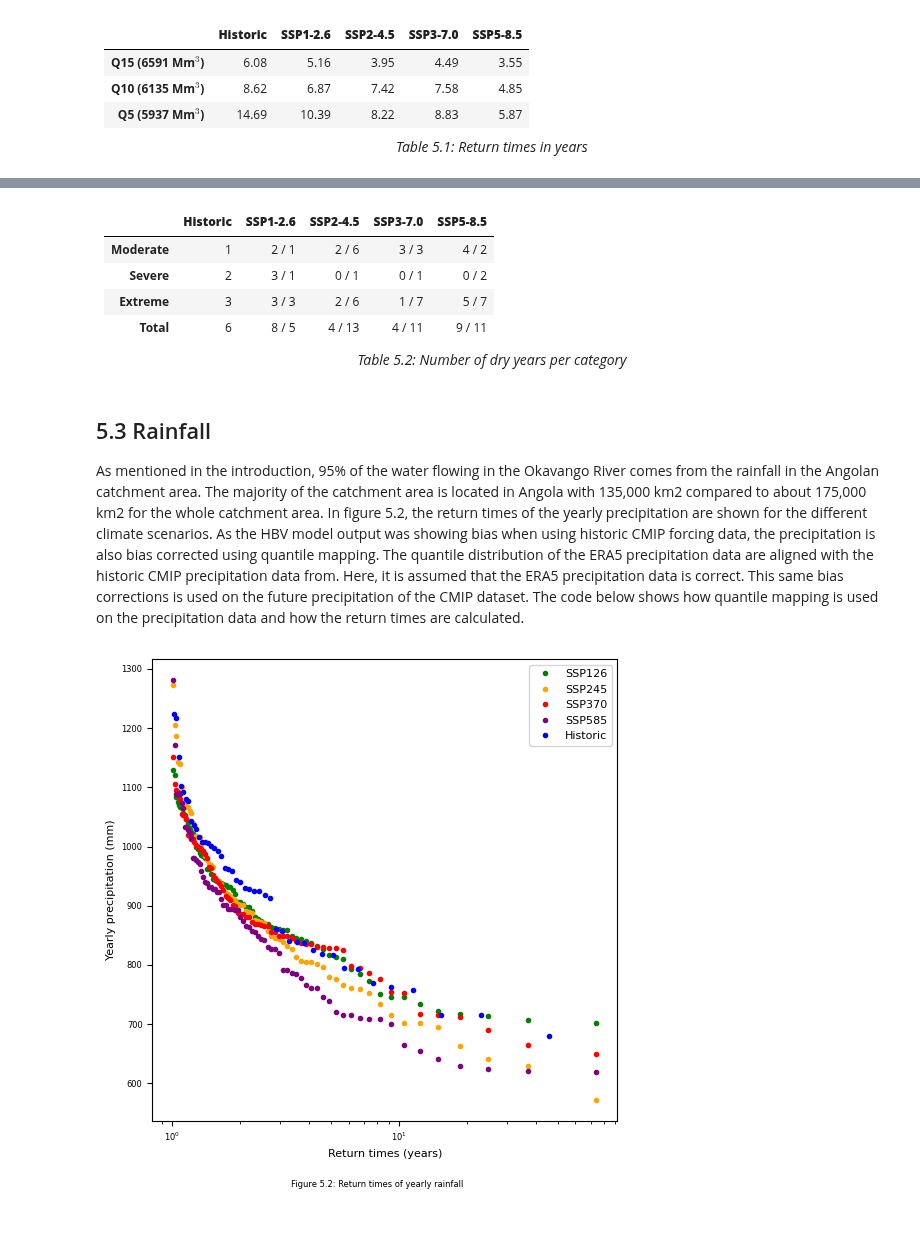
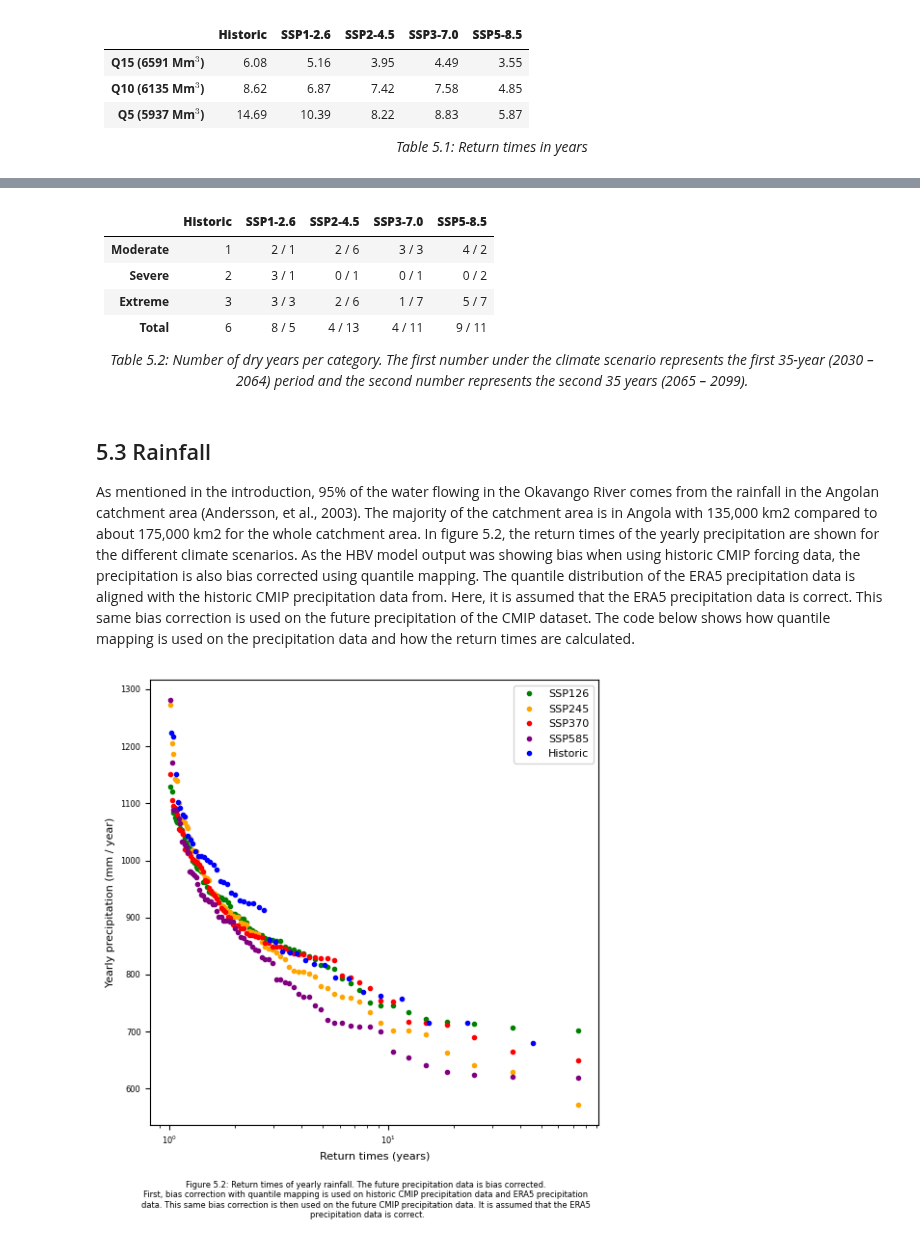
Before and after one commit to eWaterCycle/projects, a Jupyter notebook: book/thesis_projects/BSc/2026_Q4_BeauBuijtenhuijs_CEG/Report/5_Future_projections.ipynb, the cells around one changed output, grey strips where cells are left out. Cells and saved outputs as stored; diff of their text form; code cells hidden in the pictures.

```diff
--- a/book/thesis_projects/BSc/2026_Q4_BeauBuijtenhuijs_CEG/Report/5_Future_projections.ipynb
+++ b/book/thesis_projects/BSc/2026_Q4_BeauBuijtenhuijs_CEG/Report/5_Future_projections.ipynb
@@ -132,11 +134,11 @@ for k in range(len(CMIP_scenarios)):
 | **Total**      |6                |8 / 5             |4 / 13             |4 / 11            |9 / 11            |
 
 <div align="center">
-<i>Table 5.2: Number of dry years per category</i>
+<i>Table 5.2: Number of dry years per category. The first number under the climate scenario represents the first 35-year (2030 – 2064) period and the second number represents the second 35 years (2065 – 2099).</i>
 </div>
 # %% [markdown]
 ## 5.3 Rainfall
-As mentioned in the introduction, 95% of the water flowing in the Okavango River comes from the rainfall in the Angolan catchment area. The majority of the catchment area is located in Angola with 135,000 km2 compared to about 175,000 km2 for the whole catchment area. In figure 5.2, the return times of the yearly precipitation are shown for the different climate scenarios. As the HBV model output was showing bias when using historic CMIP forcing data, the precipitation is also bias corrected using quantile mapping. The quantile distribution of the ERA5 precipitation data are aligned with the historic CMIP precipitation data from. Here, it is assumed that the ERA5 precipitation data is correct. This same bias corrections is used on the future precipitation of the CMIP dataset. The code below shows how quantile mapping is used on the precipitation data and how the return times are calculated.
+As mentioned in the introduction, 95% of the water flowing in the Okavango River comes from the rainfall in the Angolan catchment area (Andersson, et al., 2003). The majority of the catchment area is in Angola with 135,000 km2 compared to about 175,000 km2 for the whole catchment area. In figure 5.2, the return times of the yearly precipitation are shown for the different climate scenarios. As the HBV model output was showing bias when using historic CMIP forcing data, the precipitation is also bias corrected using quantile mapping. The quantile distribution of the ERA5 precipitation data is aligned with the historic CMIP precipitation data from. Here, it is assumed that the ERA5 precipitation data is correct. This same bias correction is used on the future precipitation of the CMIP dataset.  The code below shows how quantile mapping is used on the precipitation data and how the return times are calculated.
 # %%
 #Loading packages
 import warnings
@@ -232,34 +235,37 @@ ERA5_yearly_pr.index = ERA5_yearly_pr.index.year
 def return_periods(data):
     n = len(data)
     rank = np.arange(1, n + 1)
     return_period = (n + 1) / rank
     return return_period
 
 #Calculating return periods
 historic_return_period = return_periods(ERA5_yearly_pr)
 future_return_period = return_periods(SSP126_yearly_pr)
 
 #Sorting data
 SSP126_yearly_pr_sorted = np.sort(SSP126_yearly_pr['SSP126'])
 SSP245_yearly_pr_sorted = np.sort(SSP245_yearly_pr['SSP245'])
 SSP370_yearly_pr_sorted = np.sort(SSP370_yearly_pr['SSP370'])
 SSP585_yearly_pr_sorted = np.sort(SSP585_yearly_pr['SSP585'])
 ERA5_yearly_pr_sorted = np.sort(ERA5_yearly_pr)
 
 #Plotting
 fig, ax = plt.subplots(figsize=(6, 6))
 pr_sorted_data = [SSP126_yearly_pr_sorted, SSP245_yearly_pr_sorted, SSP370_yearly_pr_sorted, SSP585_yearly_pr_sorted]
 colors = ['green', 'orange', 'red', 'purple']
 for sorted_data, scenario, color in zip(pr_sorted_data, scenarios, colors):
     plt.plot(future_return_period, sorted_data, marker='o',  linestyle='None', ms=3, label=scenario, color=color)
 plt.plot(historic_return_period, ERA5_yearly_pr_sorted, marker='o', linestyle='None', ms=3, label='Historic', color='blue')
 plt.xticks(fontsize=6)
 plt.yticks(fontsize=6)
 ax.set_xlabel("Return times (years)", fontsize=8)
-ax.set_ylabel("Yearly precipitation (mm)", fontsize=8)
+ax.set_ylabel("Yearly precipitation (mm / year)", fontsize=8)
 plt.xscale('log')
 plt.legend(fontsize=8)
-fig.text(0.5, 0,"Figure 5.2: Return times of yearly rainfall", ha="center", fontsize=6);
+fig.text(0.5, -0.05,"Figure 5.2: Return times of yearly rainfall. The future precipitation data is bias corrected. \n"
+         "First, bias correction with quantile mapping is used on historic CMIP precipitation data and ERA5 precipitation \n"
+         "data. This same bias correction is then used on the future CMIP precipitation data. It is assumed that the ERA5 \n"
+         "precipitation data is correct.", ha="center", fontsize=6);
 # %% [output]
-[figure, old version]
+[figure, new version]
 # %% [markdown]
```
Also changed, not shown: parts of 9 cells of this notebook, 11 other files.
